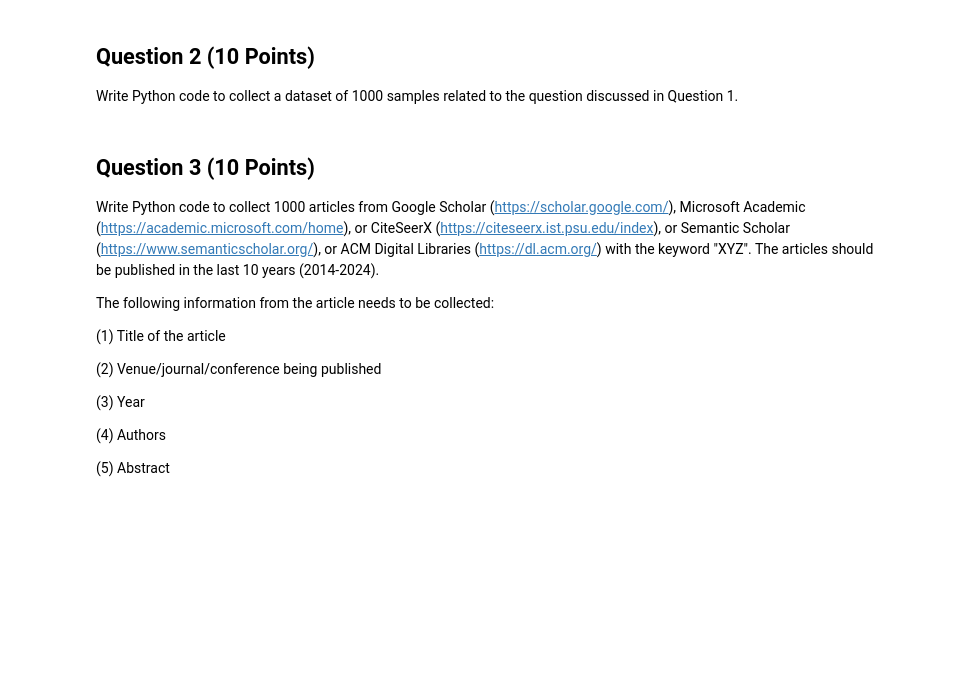
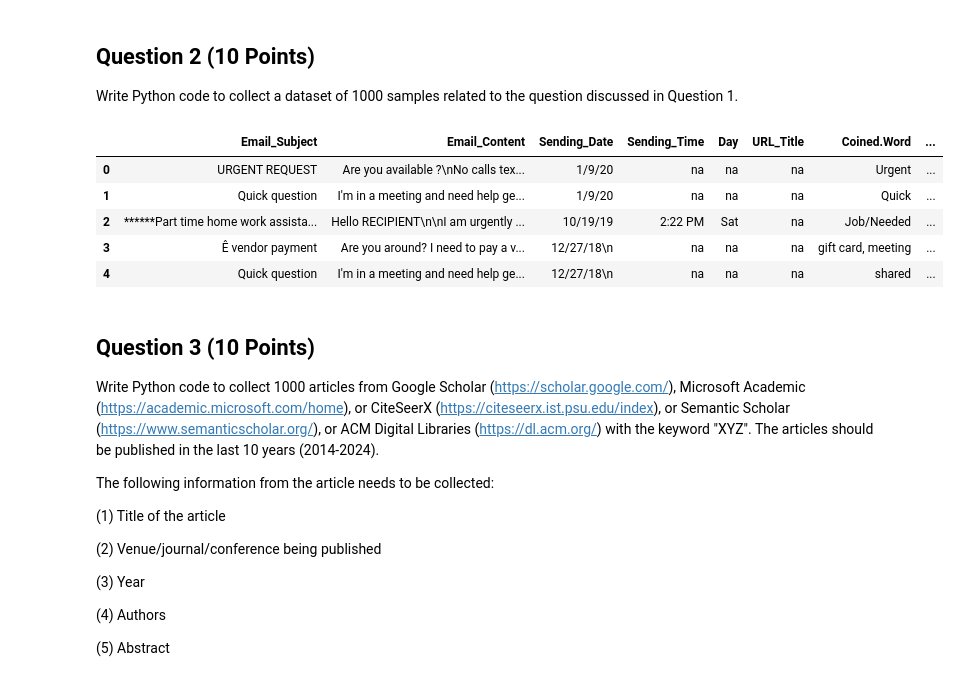
Before and after one commit to mdurgasrikari/Durga_Srikari_INFO5731_Spring2024, a Jupyter notebook: Maguluri_Durga_Exercise_2.ipynb, the cells around one changed output. Cells and saved outputs as stored; diff of their text form; code cells hidden in the pictures; blank space fills up the shorter version.

```diff
--- a/Maguluri_Durga_Exercise_2.ipynb
+++ b/Maguluri_Durga_Exercise_2.ipynb
@@ -30,3 +79,23 @@ Write Python code to collect a dataset of 1000 samples related to the question d
+# %%
+#importing pandas library
+import pandas as pd
+
+# Load the CSV file into a pandas DataFrame with a different encoding
+url = "https://github.com/TanusreeSharma/phishingdata-Analysis/raw/master/1st%20data/PhishingEmailData.csv"
+df = pd.read_csv(url, encoding='latin1')
+
+# Select all the rows as a new dataset
+dataset_1000_samples = df
+
+# Displaying the first five rows of the new dataset for easy display and quick understanding as 1000 rows may take a lot of the page space
+dataset_1000_samples.head(5)
+# %% [output]
+|  | Email_Subject | Email_Content | Sending_Date | Sending_Time | Day | URL_Title | Coined.Word | ... |
+| 0 | URGENT REQUEST | Are you available ?\nNo calls tex... | 1/9/20 | na | na | na | Urgent | ... |
+| 1 | Quick question | I'm in a meeting and need help ge... | 1/9/20 | na | na | na | Quick | ... |
+| 2 | ******Part time home work assista... | Hello RECIPIENT\n\nI am urgently ... | 10/19/19 | 2:22 PM | Sat | na | Job/Needed | ... |
+| 3 | Ê vendor payment | Are you around? I need to pay a v... | 12/27/18\n | na | na | na | gift card, meeting | ... |
+| 4 | Quick question | I'm in a meeting and need help ge... | 12/27/18\n | na | na | na | shared | ... |
 # %% [markdown]
 ## Question 3 (10 Points)
 Write Python code to collect 1000 articles from Google Scholar (https://scholar.google.com/), Microsoft Academic (https://academic.microsoft.com/home), or CiteSeerX (https://citeseerx.ist.psu.edu/index), or Semantic Scholar (https://www.semanticscholar.org/), or ACM Digital Libraries (https://dl.acm.org/) with the keyword "XYZ". The articles should be published in the last 10 years (2014-2024).
```
Also changed, not shown: parts of 12 cells of this notebook.
